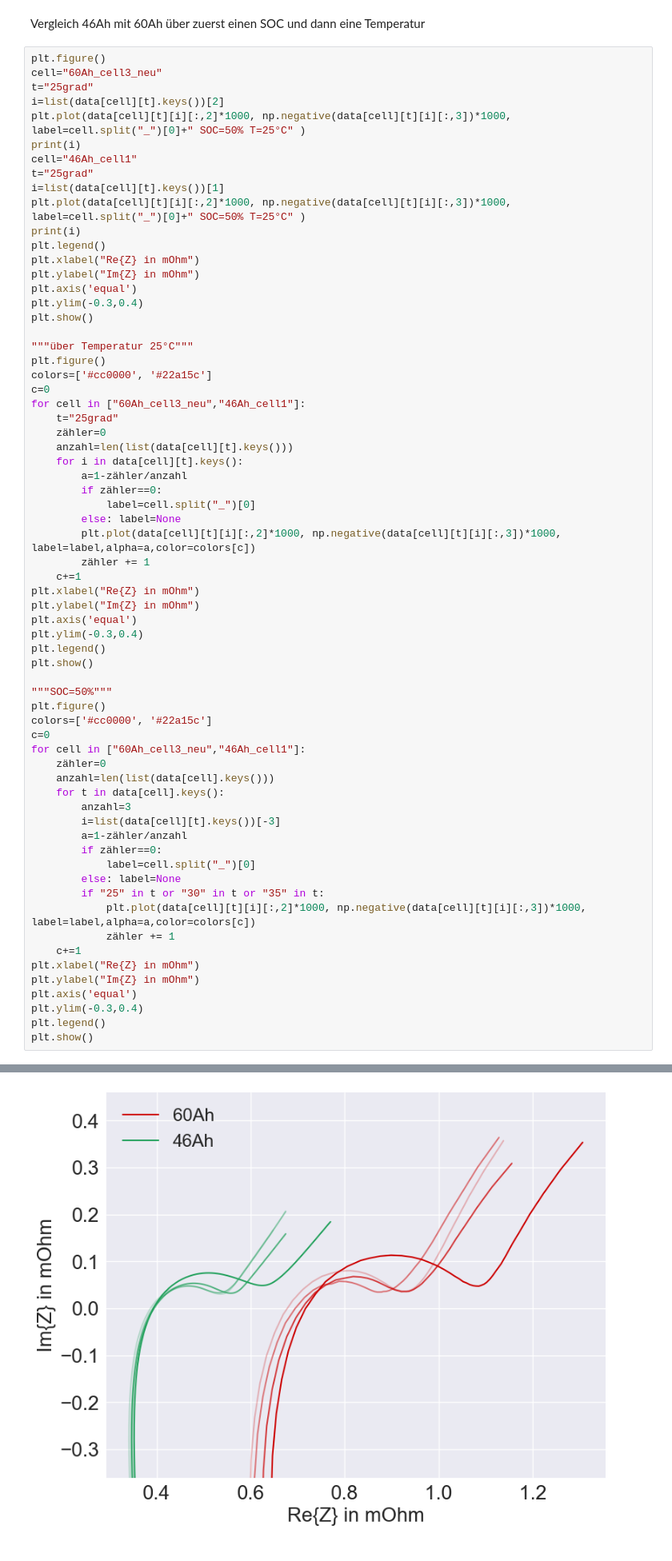
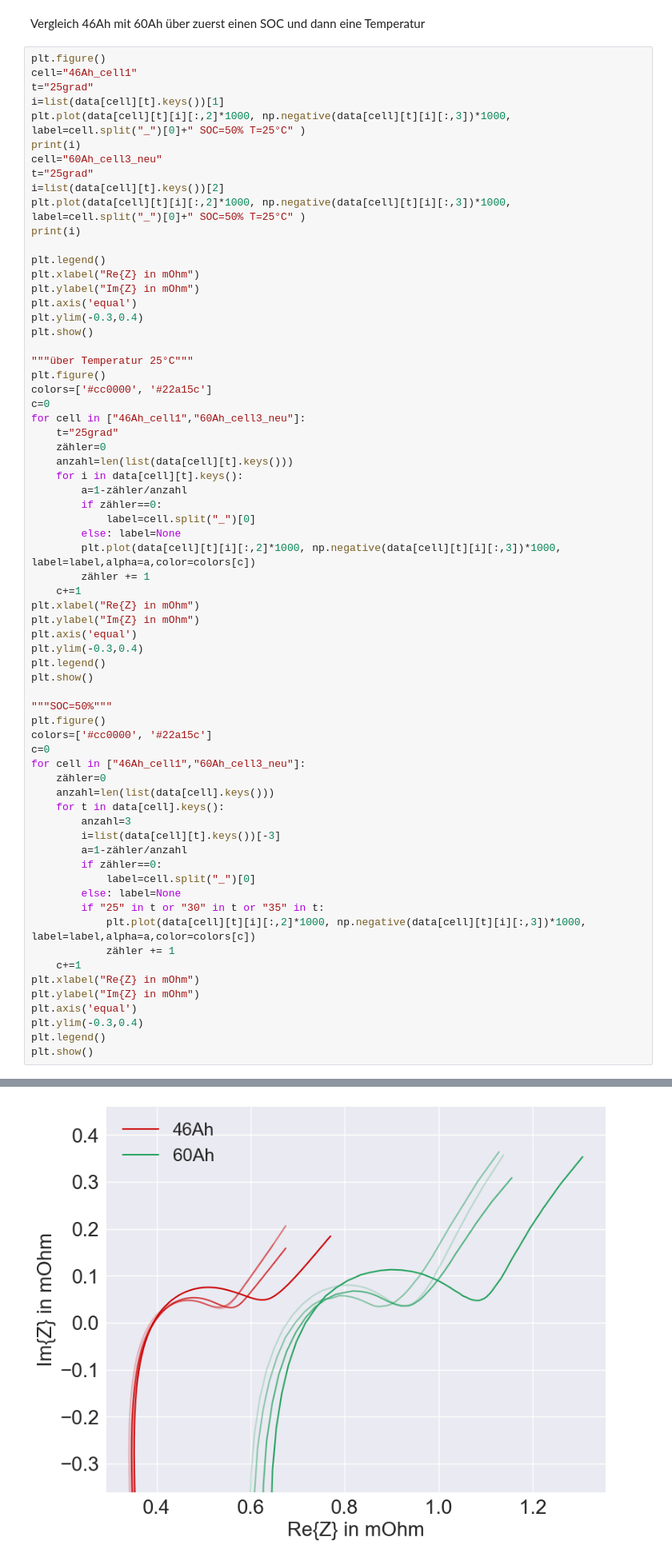
Before and after one commit to dieterduese/Projekt_Entropie, a Jupyter notebook: EIS_fitting.ipynb, the cells around one changed output, grey strips where cells are left out. Shown at 80% size. Drawn from its saved outputs; the diff is of its cells as text.

```diff
--- a/EIS_fitting.ipynb
+++ b/EIS_fitting.ipynb
@@ -214,16 +214,17 @@ Plots pro Zelle
 Vergleich 46Ah mit 60Ah über zuerst einen SOC und dann eine Temperatur
 # %%
 plt.figure()
+cell="46Ah_cell1"
+t="25grad"
+i=list(data[cell][t].keys())[1]
+plt.plot(data[cell][t][i][:,2]*1000, np.negative(data[cell][t][i][:,3])*1000, label=cell.split("_")[0]+" SOC=50% T=25°C" )
+print(i)
 cell="60Ah_cell3_neu"
 t="25grad"
 i=list(data[cell][t].keys())[2]
 plt.plot(data[cell][t][i][:,2]*1000, np.negative(data[cell][t][i][:,3])*1000, label=cell.split("_")[0]+" SOC=50% T=25°C" )
 print(i)
-cell="46Ah_cell1"
-t="25grad"
-i=list(data[cell][t].keys())[1]
-plt.plot(data[cell][t][i][:,2]*1000, np.negative(data[cell][t][i][:,3])*1000, label=cell.split("_")[0]+" SOC=50% T=25°C" )
-print(i)
+
 plt.legend()
 plt.xlabel("Re{Z} in mOhm")
 plt.ylabel("Im{Z} in mOhm")
@@ -235,7 +236,7 @@ plt.show()
 plt.figure()
 colors=['#cc0000', '#22a15c']
 c=0
-for cell in ["60Ah_cell3_neu","46Ah_cell1"]:
+for cell in ["46Ah_cell1","60Ah_cell3_neu"]:
     t="25grad"
     zähler=0
     anzahl=len(list(data[cell][t].keys()))
@@ -258,7 +259,7 @@ plt.show()
 plt.figure()
 colors=['#cc0000', '#22a15c']
 c=0
-for cell in ["60Ah_cell3_neu","46Ah_cell1"]:
+for cell in ["46Ah_cell1","60Ah_cell3_neu"]:
     zähler=0
     anzahl=len(list(data[cell].keys()))
     for t in data[cell].keys():
@@ -285 +286 @@ plt.show()
-[figure, old version]
+[figure, new version]
```
Also changed, not shown: parts of 1 cell of this notebook.
